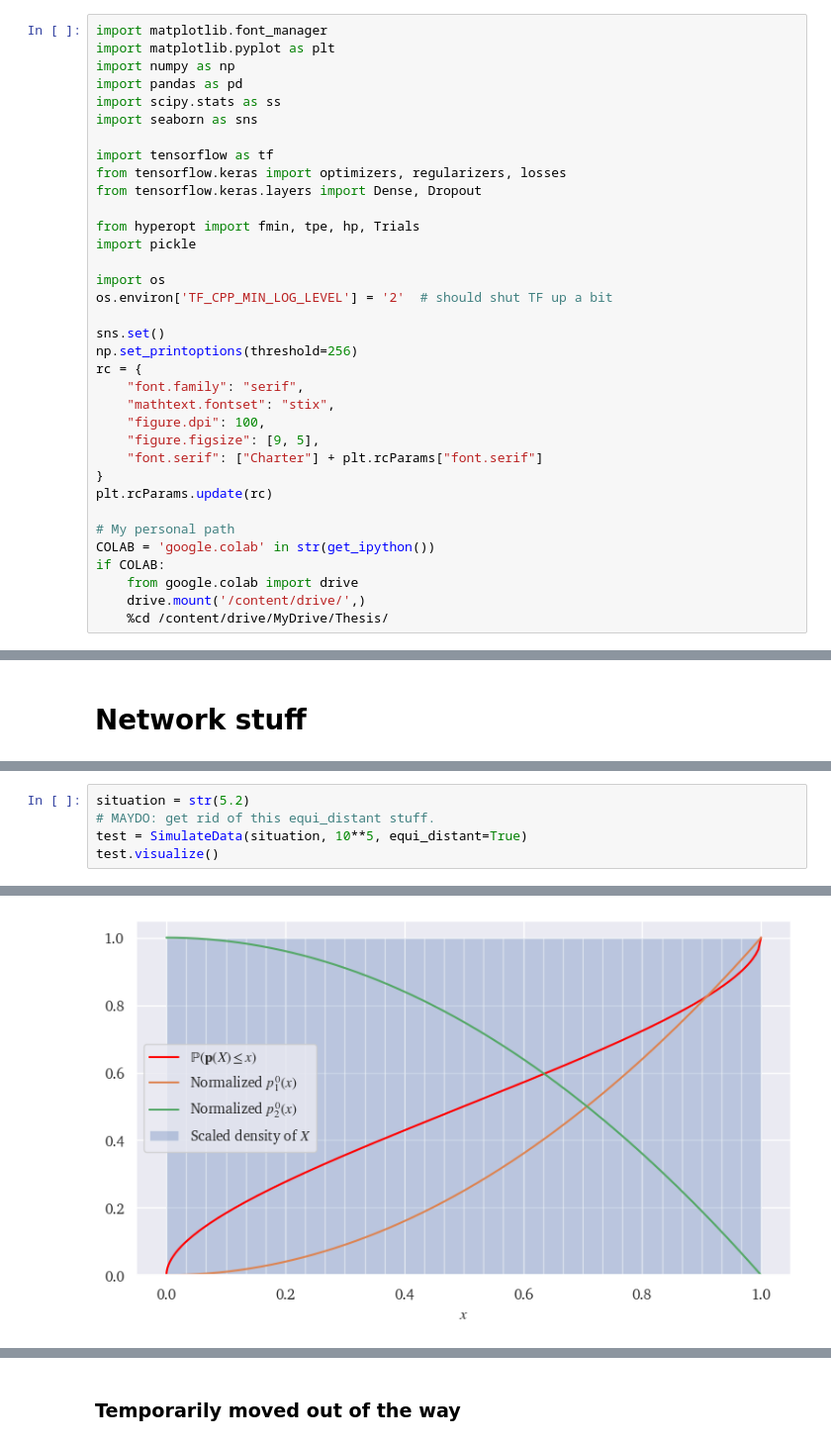
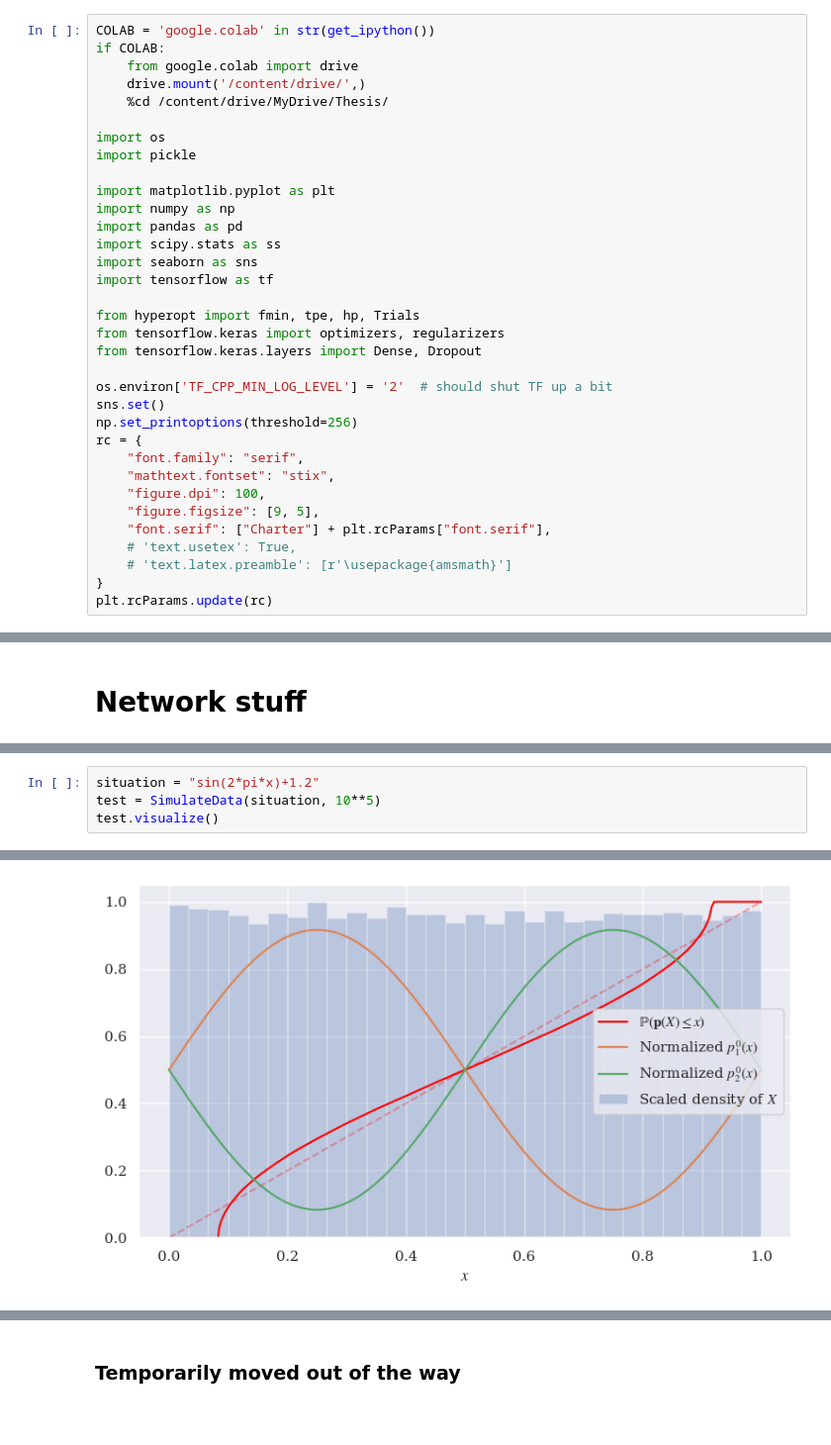
Before and after one commit to bramotten/Testing-NN-Classification-Theory, a Jupyter notebook: Everything.ipynb, the cells around one changed output, grey strips where cells are left out. Shown at 99% size. Saved outputs shown, nothing was run; the diff lists cells and outputs as text; blank space fills up the shorter version.

```diff
--- a/Everything.ipynb
+++ b/Everything.ipynb
@@ -1,23 +1,27 @@
 # %% [markdown]
 # Imports and package set-up
 # %%
-import matplotlib.font_manager
+COLAB = 'google.colab' in str(get_ipython())
+if COLAB:
+    from google.colab import drive
+    drive.mount('/content/drive/',)
+    %cd /content/drive/MyDrive/Thesis/
+
+import os
+import pickle
+
 import matplotlib.pyplot as plt
 import numpy as np
 import pandas as pd
 import scipy.stats as ss
 import seaborn as sns
+import tensorflow as tf
 
-import tensorflow as tf
-from tensorflow.keras import optimizers, regularizers, losses
+from hyperopt import fmin, tpe, hp, Trials
+from tensorflow.keras import optimizers, regularizers
 from tensorflow.keras.layers import Dense, Dropout
 
-from hyperopt import fmin, tpe, hp, Trials
-import pickle
-
-import os
 os.environ['TF_CPP_MIN_LOG_LEVEL'] = '2'  # should shut TF up a bit
-
 sns.set()
 np.set_printoptions(threshold=256)
 rc = {
@@ -25,13 +29,8 @@ rc = {
     "mathtext.fontset": "stix",
     "figure.dpi": 100,
     "figure.figsize": [9, 5],
-    "font.serif": ["Charter"] + plt.rcParams["font.serif"]
+    "font.serif": ["Charter"] + plt.rcParams["font.serif"],
+    # 'text.usetex': True,
+    # 'text.latex.preamble': [r'\usepackage{amsmath}']
 }
 plt.rcParams.update(rc)
-
-# My personal path
-COLAB = 'google.colab' in str(get_ipython())
-if COLAB:
-    from google.colab import drive
-    drive.mount('/content/drive/',)
-    %cd /content/drive/MyDrive/Thesis/
@@ -253,6 +438,5 @@ def initialize_model(train, hidden_widths=[16, 16, 16, 16], drop=.1, l1=.0005):
 # %%
-situation = str(5.2)
-# MAYDO: get rid of this equi_distant stuff.
-test = SimulateData(situation, 10**5, equi_distant=True)
+situation = "sin(2*pi*x)+1.2"
+test = SimulateData(situation, 10**5)
 test.visualize()
 # %% [output]
@@ -260 +444 @@ Euclidean distance between non- and normalized: 0.0
-[figure, old version]
+[figure, new version]
```
Also changed, not shown: parts of 16 cells of this notebook, 11 other files.
